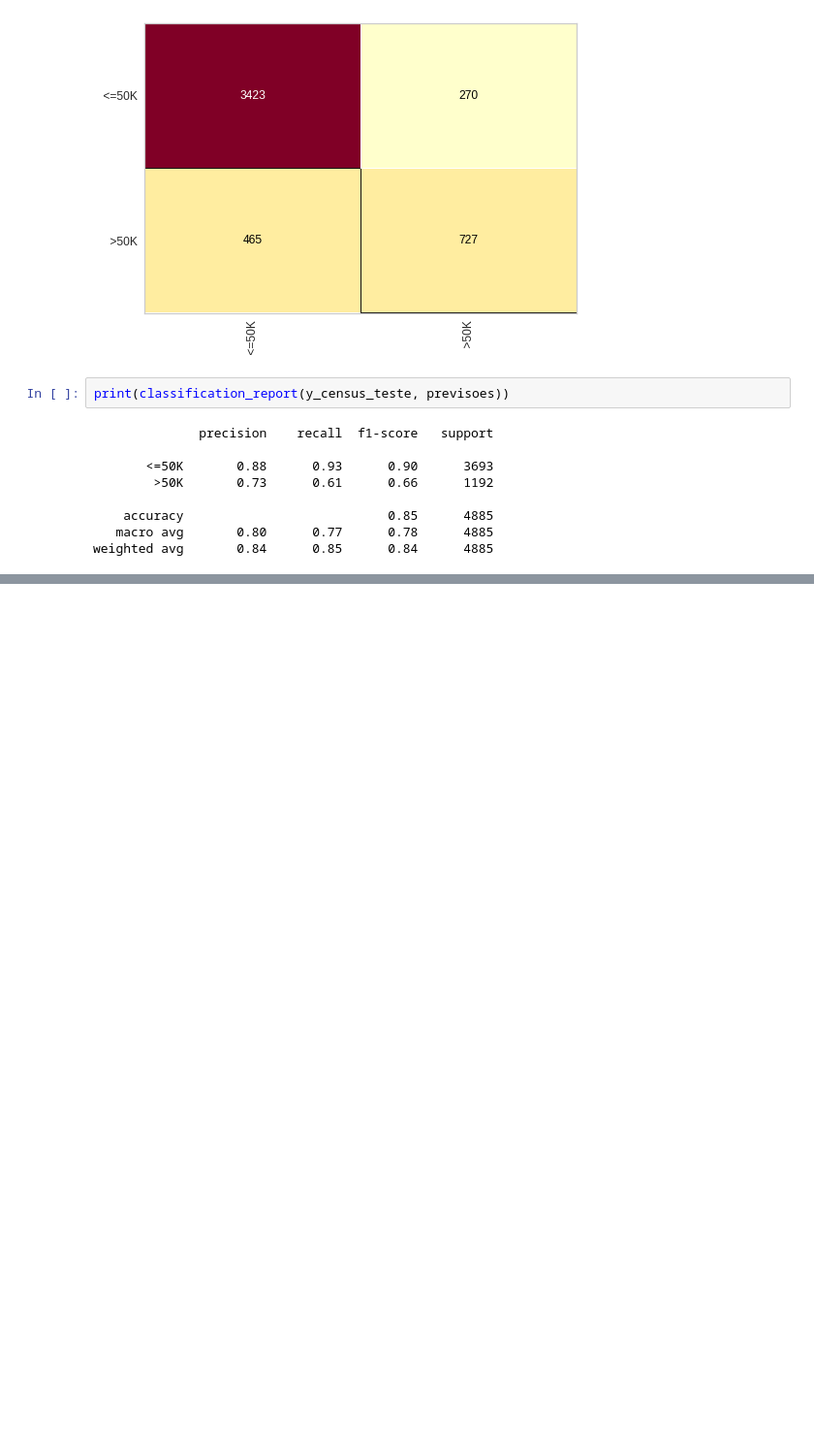
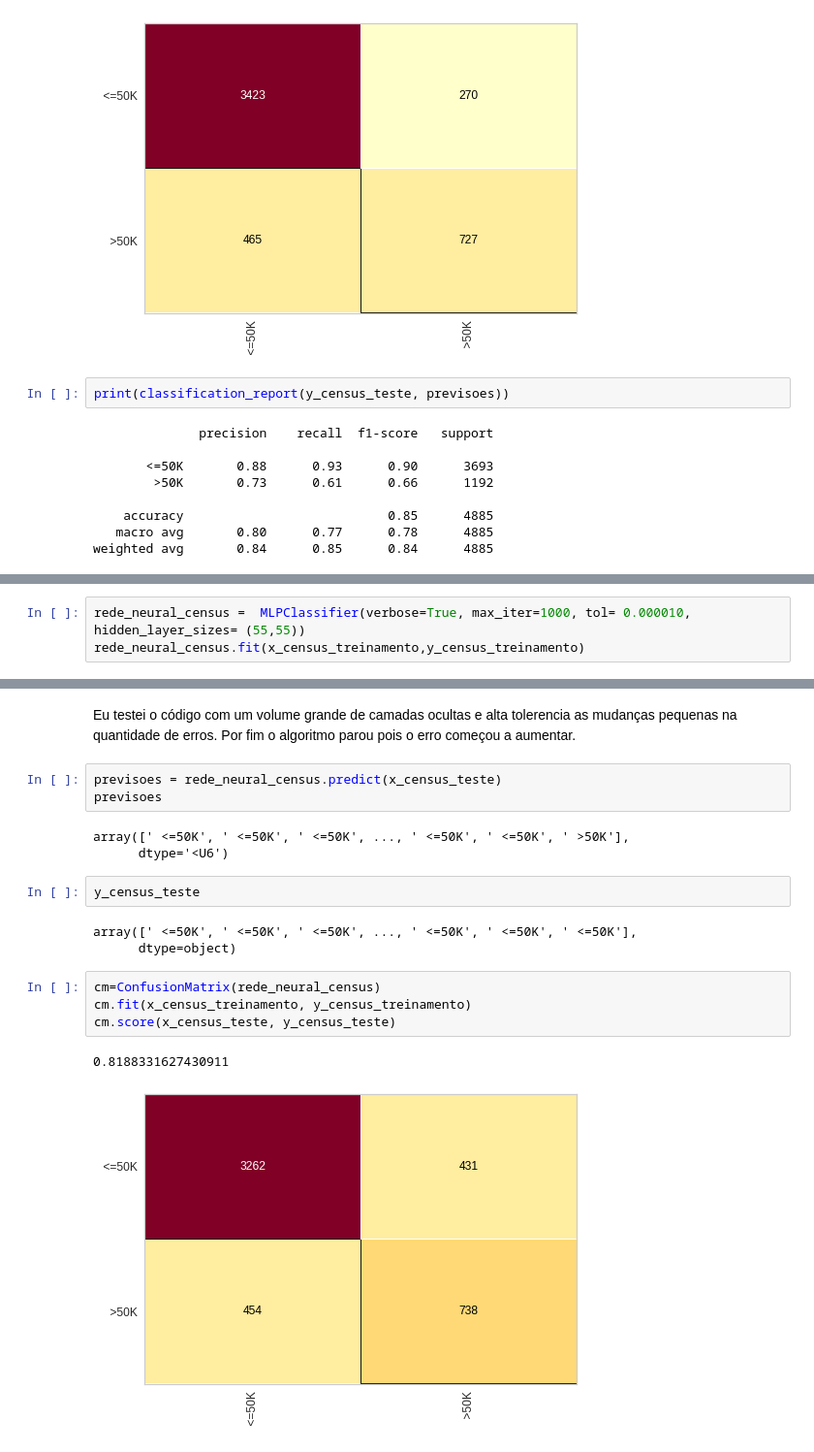
Before and after one commit to wnbrandao/wnbrandao, a Jupyter notebook: Dados_de_crédito_e_census.ipynb, the cells around one changed output, grey strips where cells are left out. Shown at 97% size. Drawn from its saved outputs; the diff is of its cells as text; blank space fills up the shorter version.

```diff
--- a/Dados_de_crédito_e_census.ipynb
+++ b/Dados_de_crédito_e_census.ipynb
@@ -1397,0 +1606,3 @@ weighted avg       0.84      0.85      0.84      4885
+# %%
+rede_neural_census =  MLPClassifier(verbose=True, max_iter=1000, tol= 0.000010, hidden_layer_sizes= (55,55))
+rede_neural_census.fit(x_census_treinamento,y_census_treinamento)
@@ -1397,0 +1629,20 @@ weighted avg       0.84      0.85      0.84      4885
+# %% [markdown]
+Eu testei o código com um volume grande de camadas ocultas e alta tolerencia as mudanças pequenas na quantidade de erros. Por fim o algoritmo parou pois o erro começou a aumentar.
+# %%
+previsoes = rede_neural_census.predict(x_census_teste)
+previsoes
+# %% [output]
+array([' <=50K', ' <=50K', ' <=50K', ..., ' <=50K', ' <=50K', ' >50K'],
+      dtype='<U6')
+# %%
+y_census_teste
+# %% [output]
+array([' <=50K', ' <=50K', ' <=50K', ..., ' <=50K', ' <=50K', ' <=50K'],
+      dtype=object)
+# %%
+cm=ConfusionMatrix(rede_neural_census)
+cm.fit(x_census_treinamento, y_census_treinamento)
+cm.score(x_census_teste, y_census_teste)
+# %% [output]
+0.8188331627430911
+[figure, added]
```
Also changed, not shown: parts of 37 cells of this notebook.
